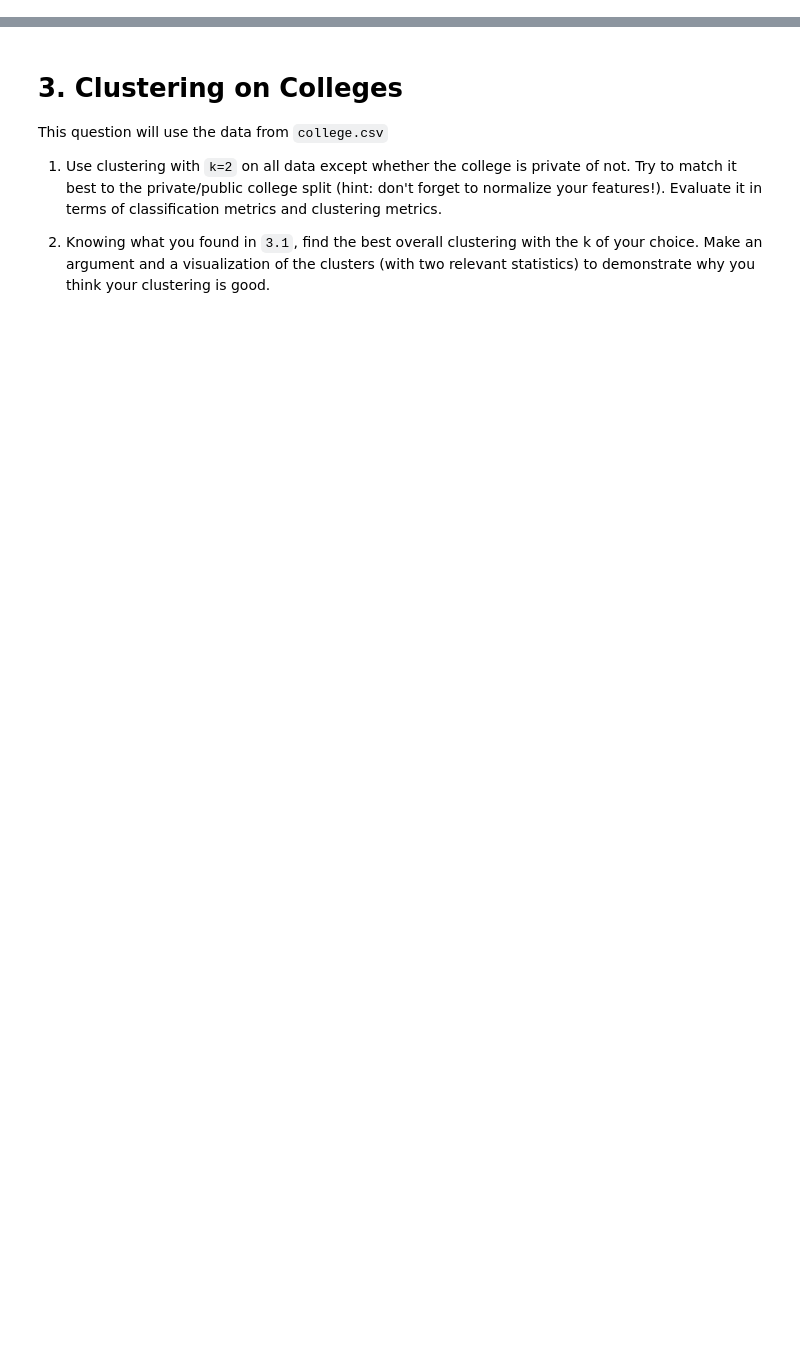
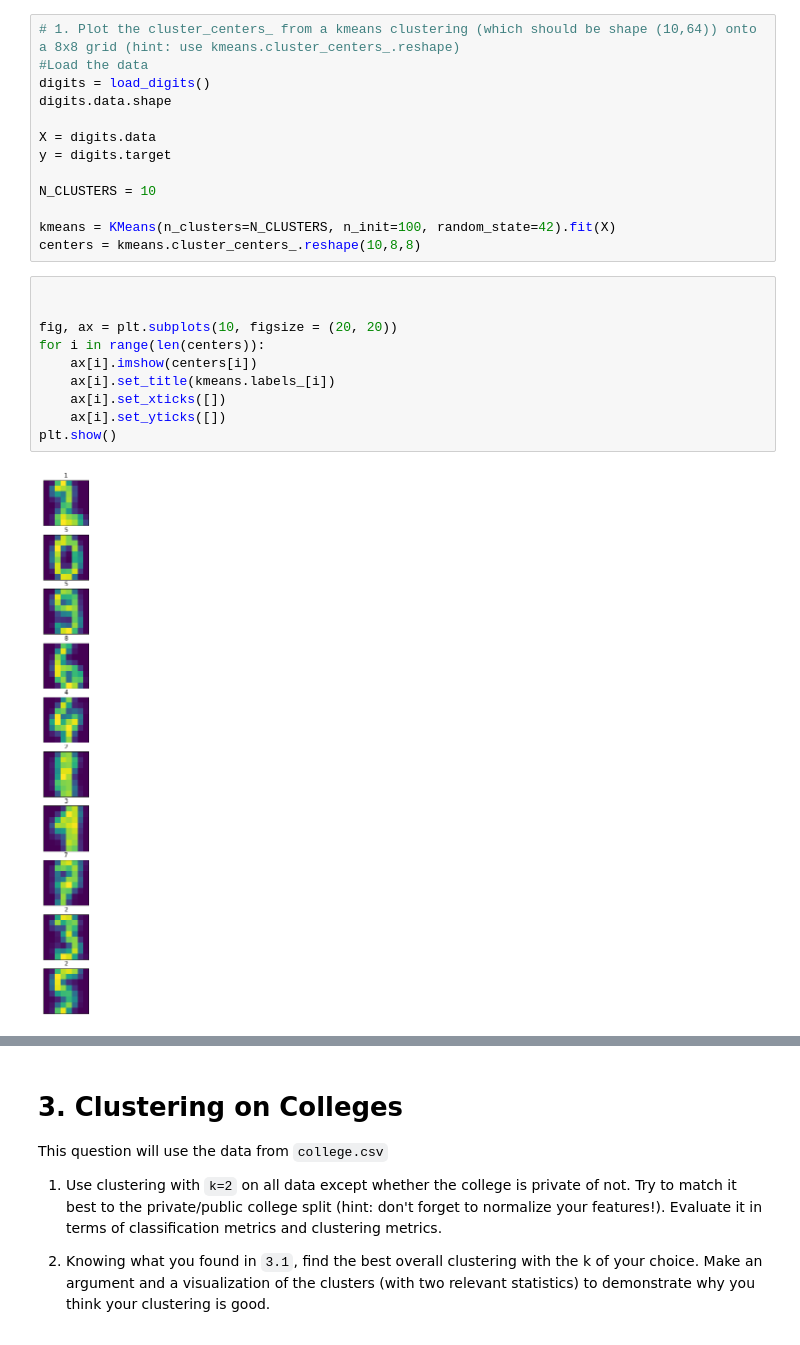
Before and after one commit to cb-ds-1/4-3-clustering, a Jupyter notebook: workshop.ipynb, the cells around one changed output, grey strips where cells are left out. Cells and saved outputs as stored; diff of their text form; blank space fills up the shorter version.

```diff
--- a/workshop.ipynb
+++ b/workshop.ipynb
@@ -10,3 +22,28 @@ Use K-means clustering on the MNIST dataset (which can be imported with `from sk
 3. Now that your cluster labels are matched to the supervised learning labels, check the classification accuracy of your clustering model (accuracy score and confusion matrix). Give a two paragraph interpretation.
 
 4. Use the Fowlkes-Mallows score to evaluate your clustering against the true labels. Give a two paragraph interpretation comparing to your result in #3.
+# %%
+# 1. Plot the cluster_centers_ from a kmeans clustering (which should be shape (10,64)) onto a 8x8 grid (hint: use kmeans.cluster_centers_.reshape)
+#Load the data
+digits = load_digits()
+digits.data.shape
+
+X = digits.data
+y = digits.target
+
+N_CLUSTERS = 10
+
+kmeans = KMeans(n_clusters=N_CLUSTERS, n_init=100, random_state=42).fit(X)
+centers = kmeans.cluster_centers_.reshape(10,8,8)
+# %%
+
+
+fig, ax = plt.subplots(10, figsize = (20, 20))
+for i in range(len(centers)):
+    ax[i].imshow(centers[i])
+    ax[i].set_title(kmeans.labels_[i])
+    ax[i].set_xticks([])
+    ax[i].set_yticks([])
+plt.show()
+# %% [output]
+[figure, added]
```
Also changed, not shown: parts of 7 cells of this notebook.
